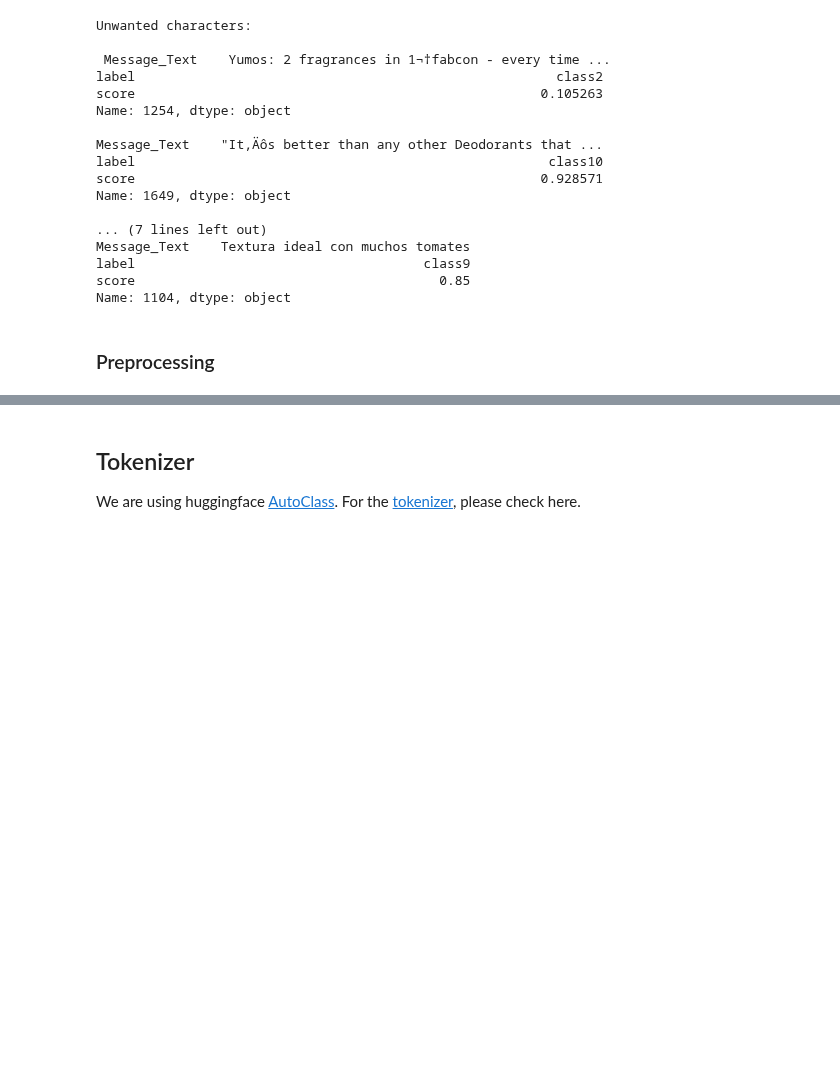
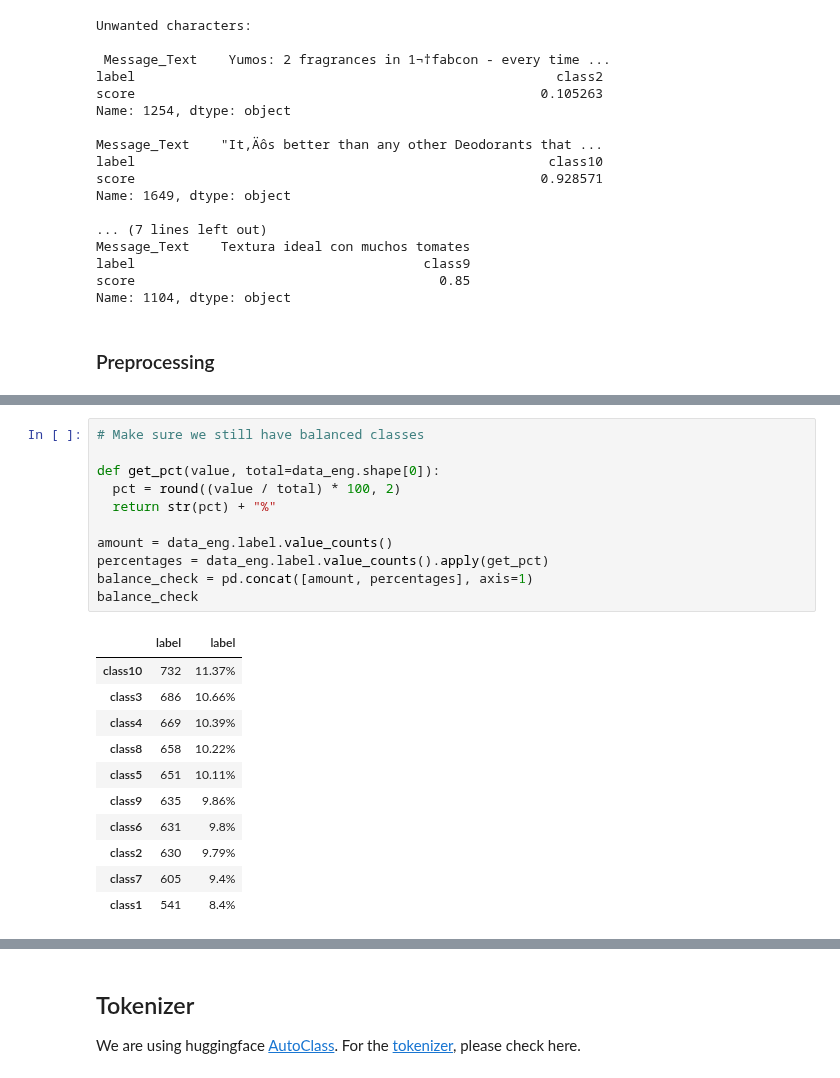
Before and after one commit to jpsiegel/Projects, a Jupyter notebook: caseStudy_Jan.ipynb, the cells around one changed output, grey strips where cells are left out. Saved outputs shown, nothing was run; the diff lists cells and outputs as text; blank space fills up the shorter version.

```diff
--- a/caseStudy_Jan.ipynb
+++ b/caseStudy_Jan.ipynb
@@ -171,4 +174,27 @@ score                                                    0.928571
 Name: 1649, dtype: object
 
 Dataset reduced to 6438 from 7211 examples (10.7% removed)
+# %%
+# Make sure we still have balanced classes
+
+def get_pct(value, total=data_eng.shape[0]):
+  pct = round((value / total) * 100, 2)
+  return str(pct) + "%"
+
+amount = data_eng.label.value_counts()
+percentages = data_eng.label.value_counts().apply(get_pct)
+balance_check = pd.concat([amount, percentages], axis=1)
+balance_check
+# %% [output]
+|  | label | label |
+| class10 | 732 | 11.37% |
+| class3 | 686 | 10.66% |
+| class4 | 669 | 10.39% |
+| class8 | 658 | 10.22% |
+| class5 | 651 | 10.11% |
+| class9 | 635 | 9.86% |
+| class6 | 631 | 9.8% |
+| class2 | 630 | 9.79% |
+| class7 | 605 | 9.4% |
+| class1 | 541 | 8.4% |
 # %%
```
Also changed, not shown: parts of 22 cells of this notebook.
